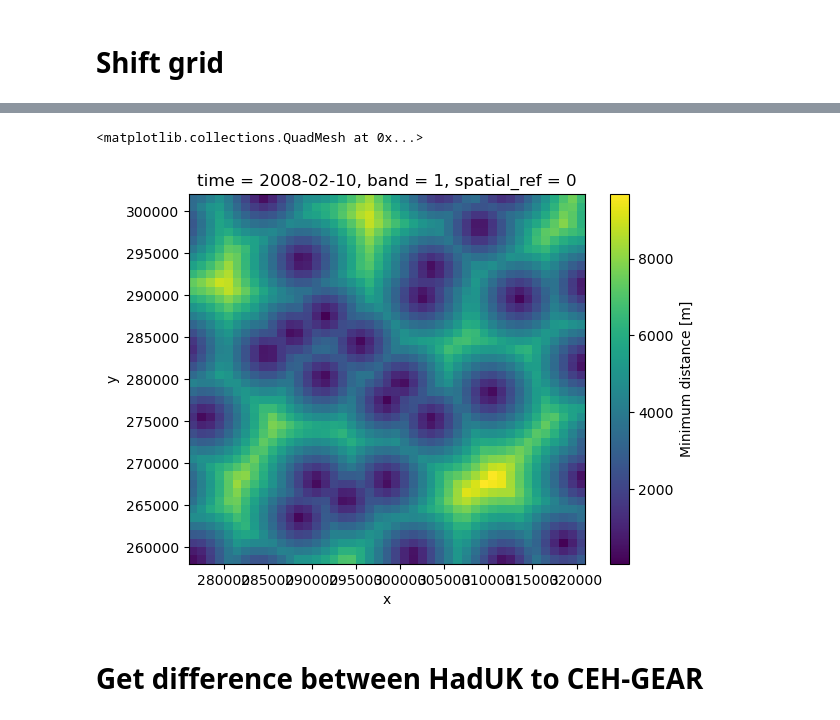
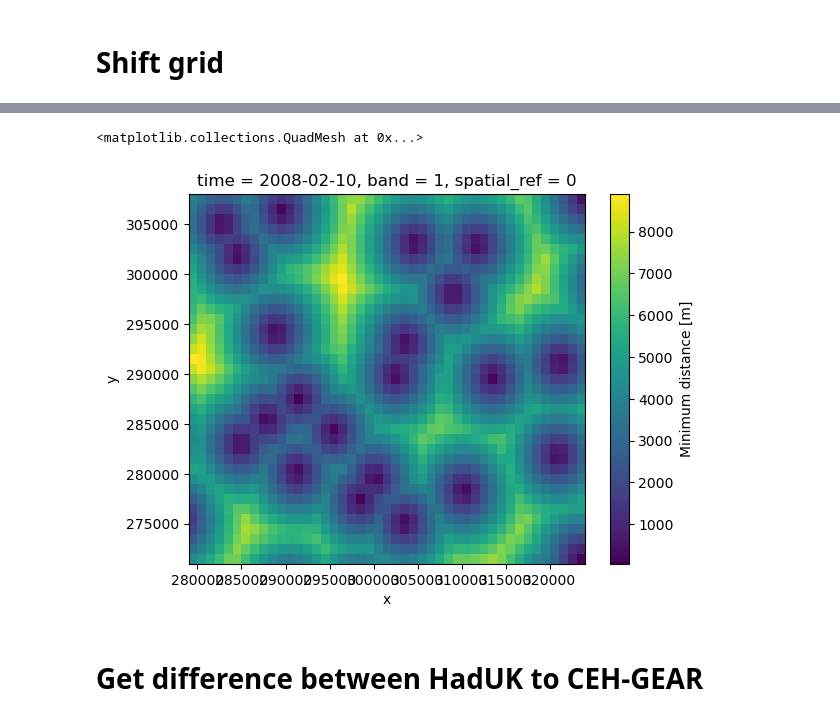
Before and after one commit to Thomasjkeel/FDRI-comparing-rainfall-data-in-upper-severn, a Jupyter notebook: notebooks/compare_gauge_dist_and_height.ipynb, the cells around one changed output, grey strips where cells are left out. Cells and saved outputs as stored; diff of their text form; code cells hidden in the pictures.

```diff
--- a/notebooks/compare_gauge_dist_and_height.ipynb
+++ b/notebooks/compare_gauge_dist_and_height.ipynb
@@ -18,8 +18,10 @@ NORTHING_RANGE = [258000, 301500] ## based on data I have
 # %% [markdown]
 ## Load CEH-GEAR
 # %%
-ceh_plynlimon = xr.open_dataset('../../../CEH_GEAR/ceh_1km_plynlimonregion_19760101_20101231.nc')
-ceh_plynlimon = ceh_plynlimon.rename({'rainfall_amount': RAIN_COL})
+ceh_severn = xr.open_dataset('../../../CEH_GEAR/ceh_1km_severnregion_19700101_20230101.nc')
+ceh_severn = ceh_severn.rename({'rainfall_amount': RAIN_COL})
+
+ceh_abermule = ceh_severn.sel(x=slice(*EASTING_RANGE), y=slice(*NORTHING_RANGE))
 # %% [markdown]
 ## Load HadUK-Grid
 # %%
@@ -31,7 +36,7 @@ haduk_plynlimon['time'] = haduk_plynlimon['time'].dt.floor(freq='D')
 # %% [markdown]
 ## Load HGHT grid
 # %%
-severn_hght = rioxarray.open_rasterio('../../../Spatial Data/HGHT_SEVERN_1km_CEHGrid.tif')
+severn_hght = rioxarray.open_rasterio('../catchment_boundaries/HGHT_SEVERN_1km.tif')
 severn_hght = severn_hght.sortby('y')
 severn_hght = severn_hght.sel(band=1)
 
@@ -67,8 +81,8 @@ def coerse_data_into_haduk_format(data, offset, xrange, yrange):
     data = data.sel(x=xrange, y=yrange)
     return data
 # %%
-ceh_plynlimon_shifted = coerse_data_into_haduk_format(ceh_plynlimon, offset=500, xrange=slice(*EASTING_RANGE), yrange=slice(*NORTHING_RANGE))
+ceh_abermule_shifted = coerse_data_into_haduk_format(ceh_abermule, offset=500, xrange=slice(*EASTING_RANGE), yrange=slice(*NORTHING_RANGE))
 # %%
-ceh_plynlimon_shifted['hght'] = severn_hght
+ceh_abermule_shifted['hght'] = severn_hght
 # %%
 fig, ax = plt.subplots(1)
@@ -81,8 +98,9 @@ bewdley_shp.plot(ax=ax, facecolor='none', alpha=.5)
 # %%
-ceh_plynlimon_shifted['min_dist'].sel(time="2008-02-10").plot()
+## example plot of minimum distances
+ceh_abermule_shifted['min_dist'].sel(time="2008-02-10").plot()
 # %% [output]
 <matplotlib.collections.QuadMesh at 0x...>
-[figure, old version]
+[figure, new version]
 # %% [markdown]
 # Get difference between HadUK to CEH-GEAR
 # %%
```
Also changed, not shown: parts of 37 cells of this notebook, 10 other files.
